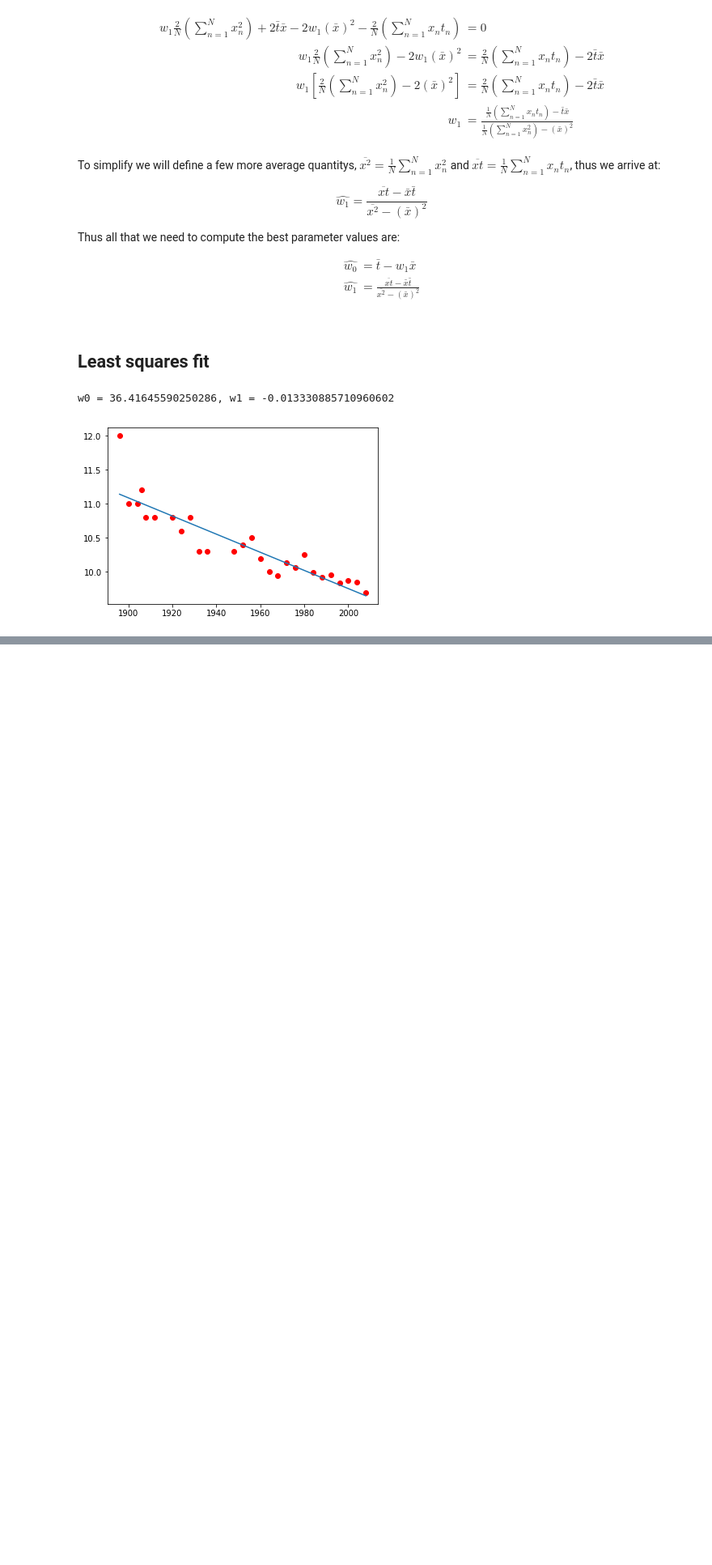
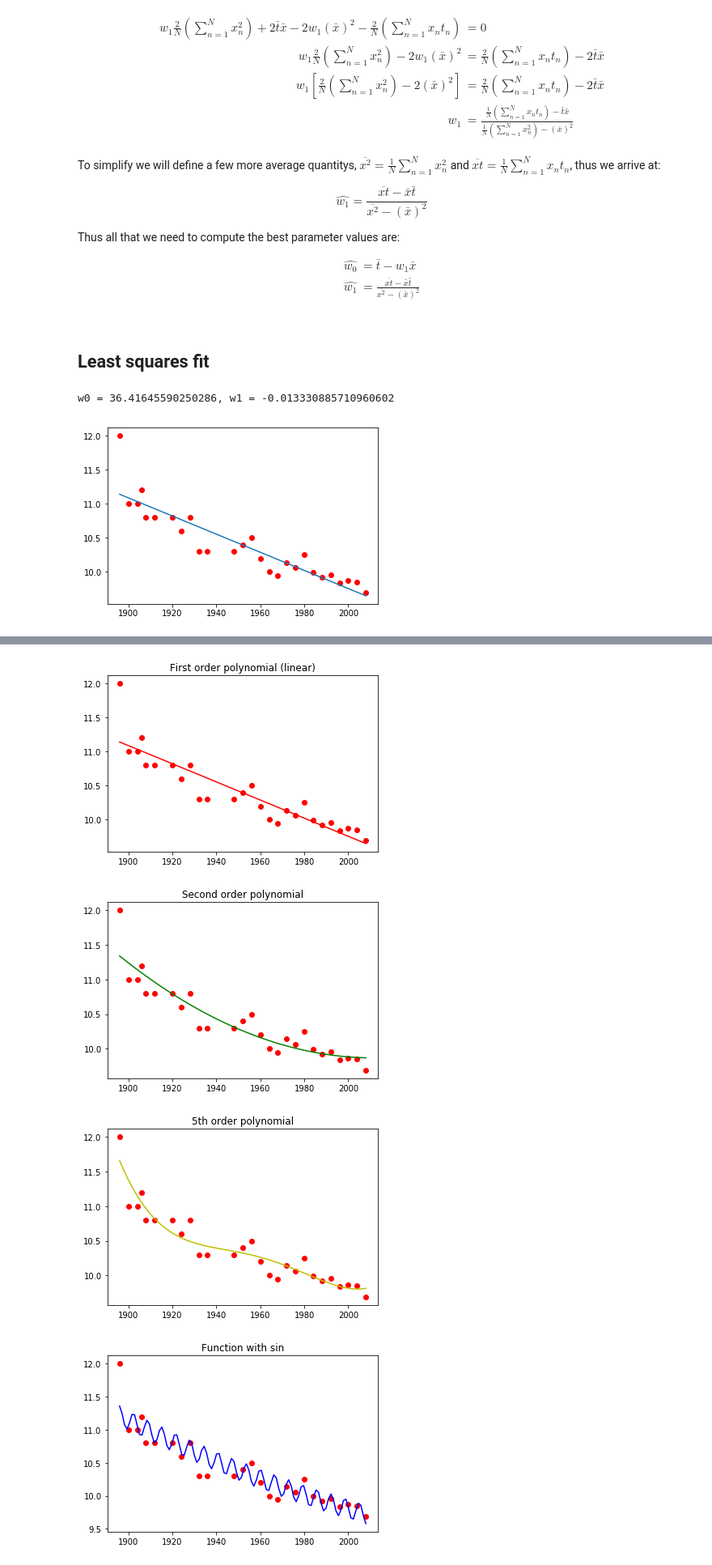
Before and after one commit to bens-notes/machine-learning-notes, a Jupyter notebook: Linear Modelling - Least Squares.ipynb, the cells around one changed output, grey strips where cells are left out. Shown at 81% size. Drawn from its saved outputs; the diff is of its cells as text; code cells hidden in the pictures; blank space fills up the shorter version.

```diff
--- a/Linear Modelling - Least Squares.ipynb
+++ b/Linear Modelling - Least Squares.ipynb
@@ -3,10 +3,10 @@
 
 _Linear modelling_ is the process of learning a linear relationship between attributes and responces. Consider the following data set where $x_n$ denotes the nth olympic year and $t_n$ denotes the nth time of the mens 100m.
 # %%
-x = [1896, 1900, 1904, 1906, 1908, 1912, 1920, 1924, 1928, 1932, 1936, 1948, 1952, 1956, 1960, 1964, 1968, 1972, 1976,
-     1980, 1984, 1988, 1992, 1996, 2000, 2004, 2008]
-t = [12.00, 11.00, 11.00, 11.20, 10.80, 10.80, 10.80, 10.60, 10.80, 10.30, 10.30, 10.30, 10.40, 10.50, 10.20, 10.00,
-     9.95, 10.14, 10.06, 10.25, 9.99, 9.92, 9.96, 9.84, 9.87, 9.85, 9.69]
+x = [1896, 1900, 1904, 1906, 1908, 1912, 1920, 1924, 1928, 1932, 1936, 1948, 1952, 1956, 1960, 1964,
+     1968, 1972, 1976, 1980, 1984, 1988, 1992, 1996, 2000, 2004, 2008]
+t = [12.00, 11.00, 11.00, 11.20, 10.80, 10.80, 10.80, 10.60, 10.80, 10.30, 10.30, 10.30, 10.40, 10.50,
+     10.20, 10.00, 9.95, 10.14, 10.06, 10.25, 9.99, 9.92, 9.96, 9.84, 9.87, 9.85, 9.69]
 
 import matplotlib.pyplot as plt
 plt.plot(x, t, 'ro')
@@ -175,0 +257,38 @@ plt.show()
+# %%
+from scipy.optimize import curve_fit
+
+# Original linear model
+def f1(x, w0, w1):
+    return w0 + np.multiply(w1, x)
+
+# Second order polinomial
+def f2(x, w0, w1, w2):
+    return w0 + np.multiply(w1, x) + np.multiply(w2, np.power(x, 2))
+
+# 5-th order polinomial
+def f3(x, w0, w1, w2, w3, w4, w5):
+    return w0 + np.multiply(w1, x) + np.multiply(w2, np.power(x, 2)) + np.multiply(w3, np.power(x, 3)) \
+         + np.multiply(w4, np.power(x, 4)) + np.multiply(w5, np.power(x, 5))
+
+# With sin
+def f4(x, w0, w1, w2, a, b):
+    return w0 + np.multiply(w1, x) + np.multiply(w2, np.power(x, 2)) + np.multiply(w1, np.sin((x - a)/b))
+
+functions = [
+    (f1, 'r', "First order polynomial (linear)"),
+    (f2, 'g', "Second order polynomial"),
+    (f3, 'y', "5th order polynomial"),
+    (f4, 'b', "Function with sin")
+]
+
+for (f, color, title) in functions:
+    popt, pcov = curve_fit(f, x, t)
+    plt.plot(x, t, 'ro')
+    plt.plot(model_x, f(model_x, *popt), color)
+    plt.title(title)
+    plt.show()
+# %% [output]
+[figure, added]
+[figure, added]
+[figure, added]
+[figure, added]
```
Also changed, not shown: parts of 3 cells of this notebook.
